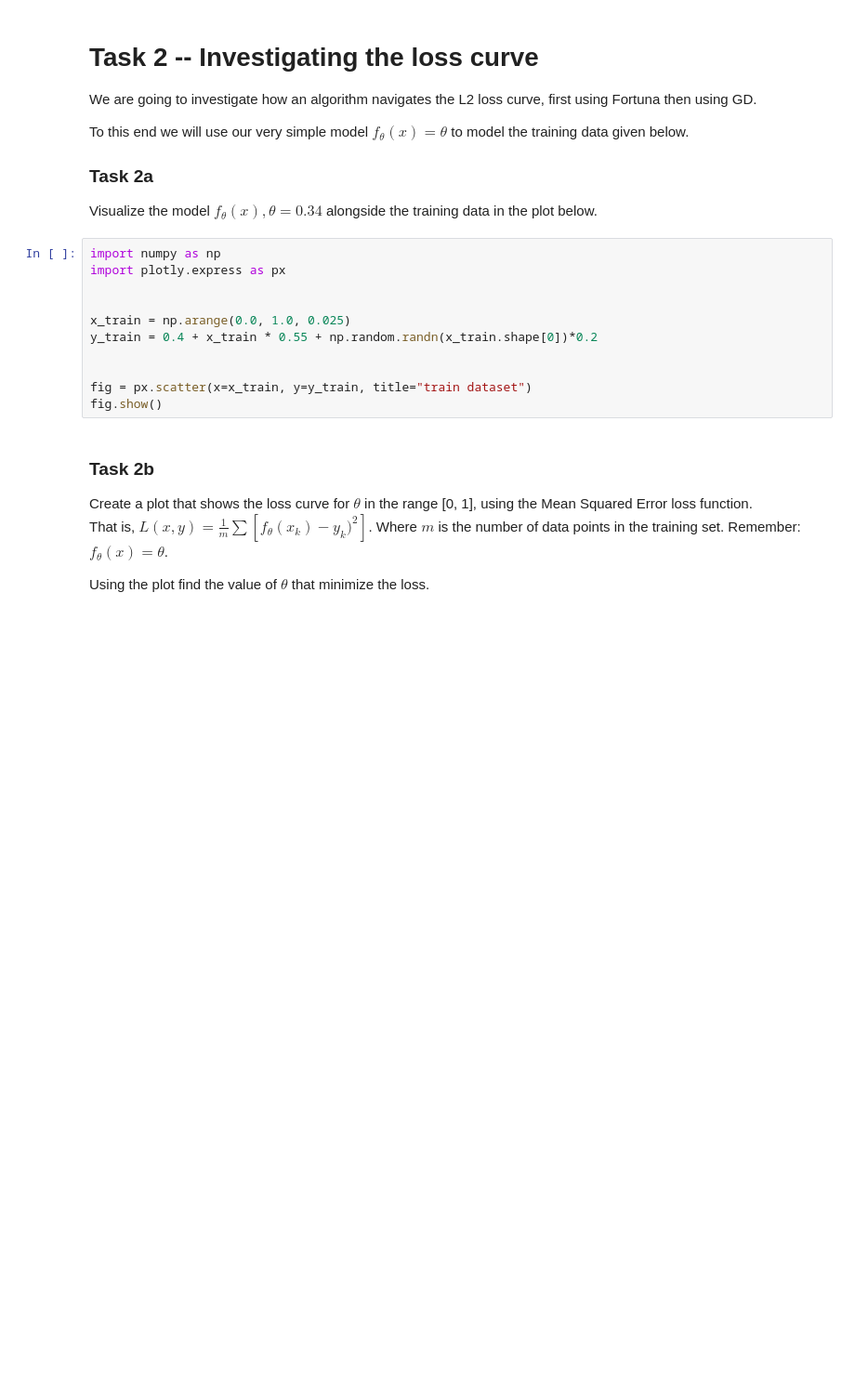
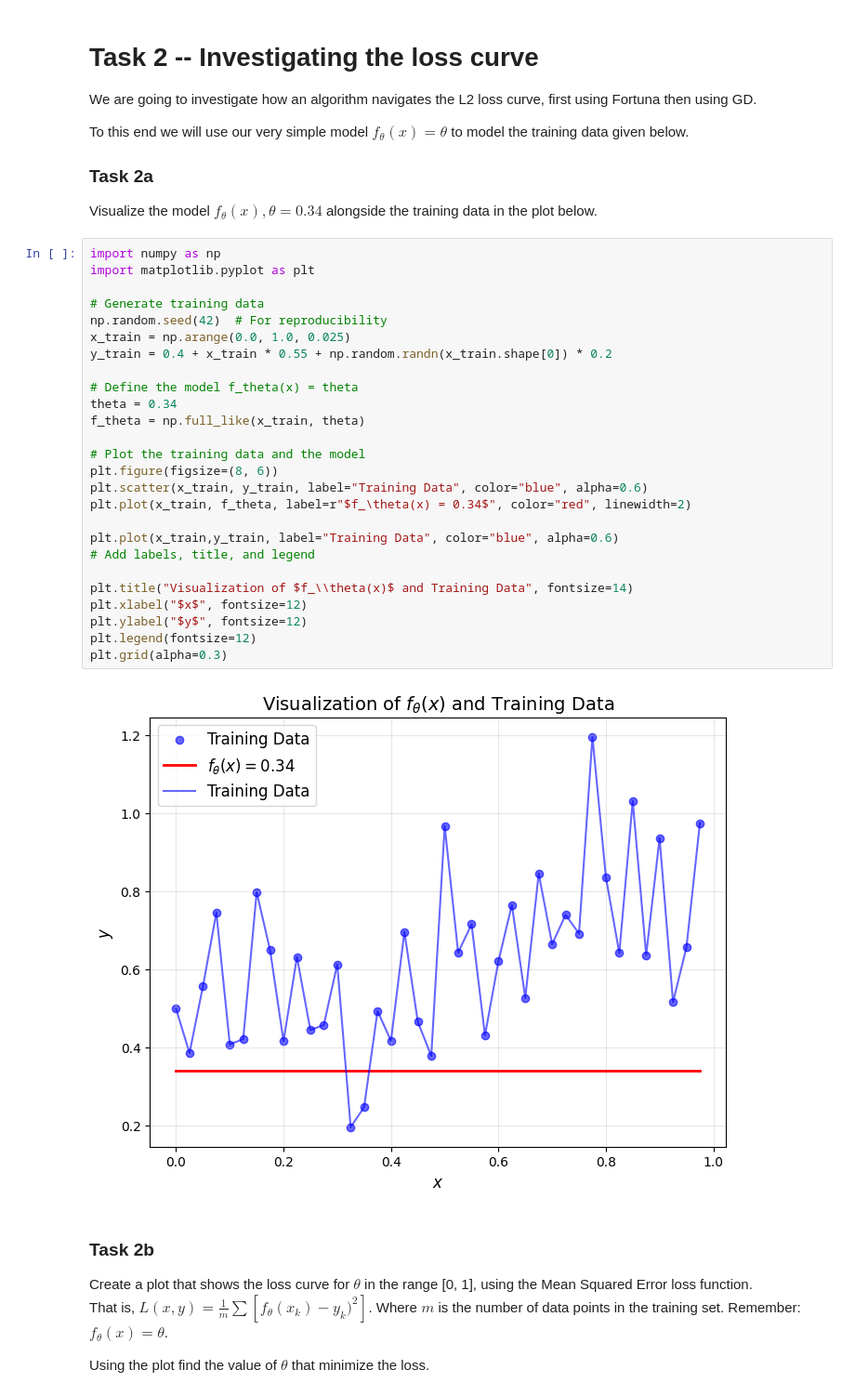
Before and after one commit to valiantlynx/DashEstate, a Jupyter notebook: handin2_v1.ipynb, the cells around one changed output. Shown at 93% size. Saved outputs shown, nothing was run; the diff lists cells and outputs as text; blank space fills up the shorter version.

```diff
--- a/handin2_v1.ipynb
+++ b/handin2_v1.ipynb
@@ -30,17 +84,34 @@ To this end we will use our very simple model $f_\theta(x) = \theta$ to model th
 
 ### Task 2a
 Visualize the model $f_\theta(x), \theta=0.34$ alongside the training data in the plot below.
-# %%
-import numpy as np
-import plotly.express as px
-
-
-x_train = np.arange(0.0, 1.0, 0.025)
-y_train = 0.4 + x_train * 0.55 + np.random.randn(x_train.shape[0])*0.2
-
-
-fig = px.scatter(x=x_train, y=y_train, title="train dataset")
-fig.show()
+# %%
+import numpy as np
+import matplotlib.pyplot as plt
+
+# Generate training data
+np.random.seed(42)  # For reproducibility
+x_train = np.arange(0.0, 1.0, 0.025)
+y_train = 0.4 + x_train * 0.55 + np.random.randn(x_train.shape[0]) * 0.2
+
+# Define the model f_theta(x) = theta
+theta = 0.34
+f_theta = np.full_like(x_train, theta)
+
+# Plot the training data and the model
+plt.figure(figsize=(8, 6))
+plt.scatter(x_train, y_train, label="Training Data", color="blue", alpha=0.6)
+plt.plot(x_train, f_theta, label=r"$f_\theta(x) = 0.34$", color="red", linewidth=2)
+
+plt.plot(x_train,y_train, label="Training Data", color="blue", alpha=0.6)
+# Add labels, title, and legend
+
+plt.title("Visualization of $f_\\theta(x)$ and Training Data", fontsize=14)
+plt.xlabel("$x$", fontsize=12)
+plt.ylabel("$y$", fontsize=12)
+plt.legend(fontsize=12)
+plt.grid(alpha=0.3)
+# %% [output]
+[figure, added]
 # %% [markdown]
 ### Task 2b
 
```
Also changed, not shown: parts of 3 cells of this notebook, 5 other files.
